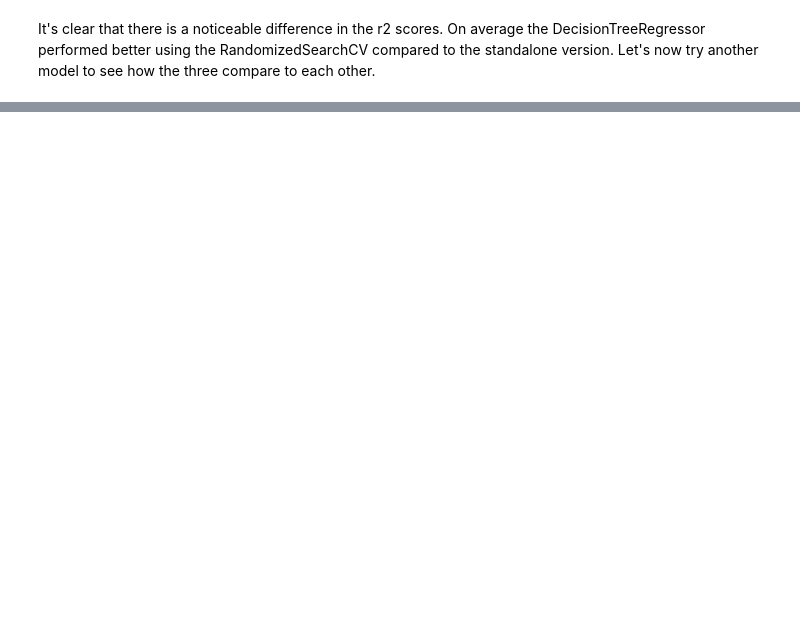
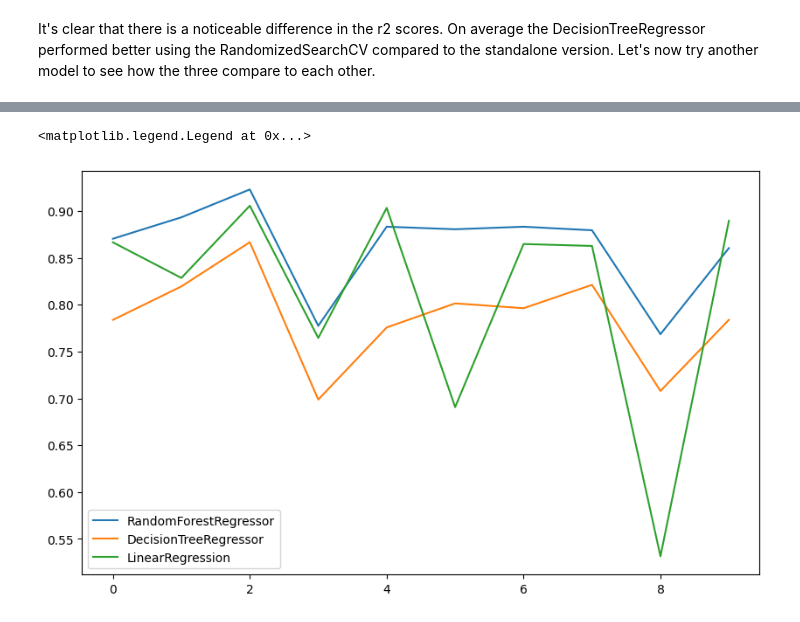
Before and after one commit to ddavidbailey/housing_prices, a Jupyter notebook: notebooks/04_training_and_comparison.ipynb, the cells around one changed output, grey strips where cells are left out. Drawn from its saved outputs; the diff is of its cells as text; code cells hidden in the pictures; blank space fills up the shorter version.

```diff
--- a/notebooks/04_training_and_comparison.ipynb
+++ b/notebooks/04_training_and_comparison.ipynb
@@ -273,0 +353,10 @@ It's clear that there is a noticeable difference in the r2 scores. On average th
+# %%
+from scipy.stats import randint
+
+rfr_params = {
+    "n_estimators": randint(low=10, high=200),
+    "max_depth": [None, 10, 50, 100, 200],
+    "max_leaf_nodes": [None, 10, 50, 100]
+}
+
+rfr_rand = RandomizedSearchCV(RandomForestRegressor(random_state=12), param_distributions=rfr_params, random_state=12, cv=3)
@@ -273,0 +373,14 @@ It's clear that there is a noticeable difference in the r2 scores. On average th
+# %%
+rfr_score = cross_val_score(rfr_rand, training_pp, y, scoring="r2", cv=10)
+dtr_score = cross_val_score(dtr_rnd_search, training_pp, y, scoring="r2", cv=10)
+lin_reg_score = cross_val_score(lin_reg, training_pp, y, scoring="r2", cv=10)
+# %%
+plt.subplots(figsize=(10,6))
+plt.plot(rfr_score)
+plt.plot(dtr_score)
+plt.plot(lin_reg_score)
+plt.legend(["RandomForestRegressor", "DecisionTreeRegressor", "LinearRegression"])
+plt.show()
+# %% [output]
+<matplotlib.legend.Legend at 0x...>
+[figure, added]
```
Also changed, not shown: parts of 14 cells of this notebook.
